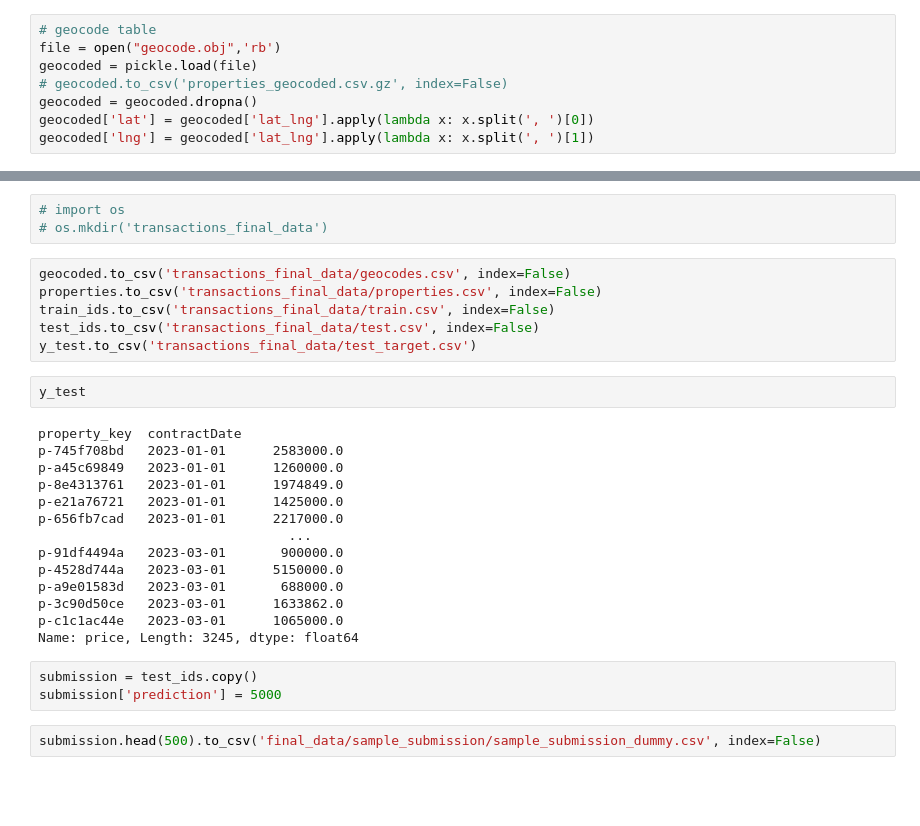
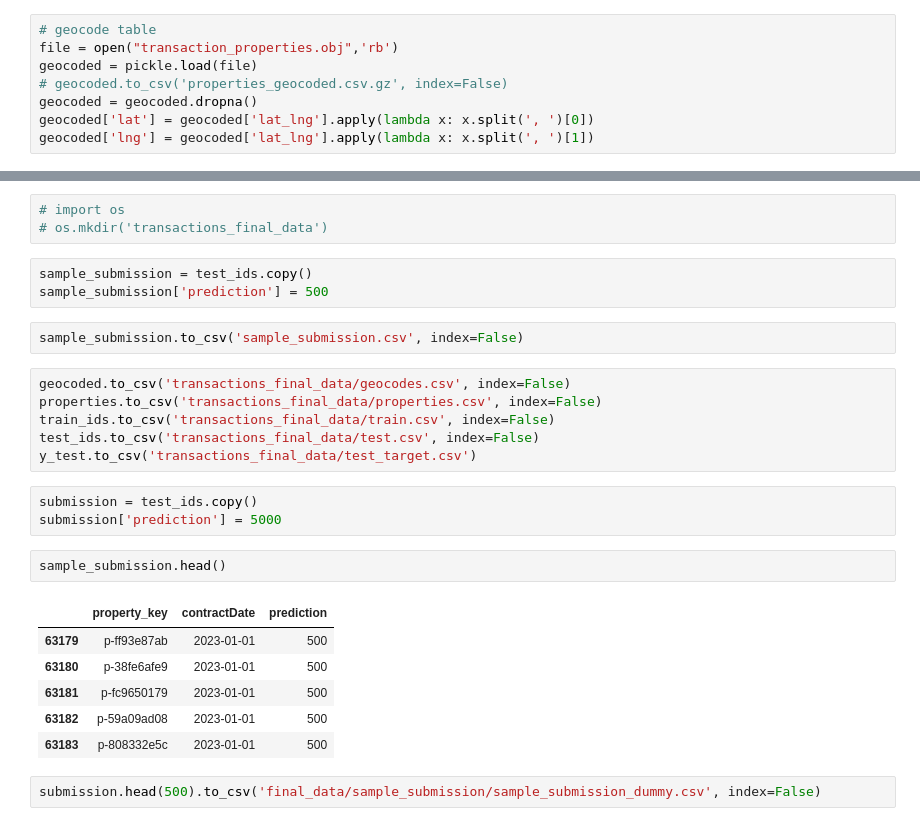
Before and after one commit to raykim87/projects, a Jupyter notebook: URA_property_price_prediction/URA_baseline_model-transactions.ipynb, the cells around one changed output, grey strips where cells are left out. Cells and saved outputs as stored; diff of their text form; blank space fills up the shorter version.

```diff
--- a/URA_property_price_prediction/URA_baseline_model-transactions.ipynb
+++ b/URA_property_price_prediction/URA_baseline_model-transactions.ipynb
@@ -70,7 +70,7 @@ transactions_master_agg = pd.read_csv('transaction_master_agg.csv')
 transactions_raw = pd.read_csv('transactions_raw.csv')
 # %%
 # geocode table
-file = open("geocode.obj",'rb')
+file = open("transaction_properties.obj",'rb')
 geocoded = pickle.load(file)
 # geocoded.to_csv('properties_geocoded.csv.gz', index=False)
 geocoded = geocoded.dropna()
@@ -191,31 +177,29 @@ geocoded = geocoded.drop(['key', 'lat_lng'], axis=1)
 # %%
 # import os
 # os.mkdir('transactions_final_data')
+# %%
+sample_submission = test_ids.copy()
+sample_submission['prediction'] = 500
+# %%
+sample_submission.to_csv('sample_submission.csv', index=False)
 # %%
 geocoded.to_csv('transactions_final_data/geocodes.csv', index=False)
 properties.to_csv('transactions_final_data/properties.csv', index=False)
 train_ids.to_csv('transactions_final_data/train.csv', index=False)
 test_ids.to_csv('transactions_final_data/test.csv', index=False)
 y_test.to_csv('transactions_final_data/test_target.csv')
-# %%
-y_test
-# %% [output]
-property_key  contractDate
-p-745f708bd   2023-01-01      2583000.0
-p-a45c69849   2023-01-01      1260000.0
-p-8e4313761   2023-01-01      1974849.0
-p-e21a76721   2023-01-01      1425000.0
-p-656fb7cad   2023-01-01      2217000.0
-                                ...
-p-91df4494a   2023-03-01       900000.0
-p-4528d744a   2023-03-01      5150000.0
-p-a9e01583d   2023-03-01       688000.0
-p-3c90d50ce   2023-03-01      1633862.0
-p-c1c1ac44e   2023-03-01      1065000.0
-Name: price, Length: 3245, dtype: float64
 # %%
 submission = test_ids.copy()
 submission['prediction'] = 5000
+# %%
+sample_submission.head()
+# %% [output]
+|  | property_key | contractDate | prediction |
+| 63179 | p-ff93e87ab | 2023-01-01 | 500 |
+| 63180 | p-38fe6afe9 | 2023-01-01 | 500 |
+| 63181 | p-fc9650179 | 2023-01-01 | 500 |
+| 63182 | p-59a09ad08 | 2023-01-01 | 500 |
+| 63183 | p-808332e5c | 2023-01-01 | 500 |
 # %%
 submission.head(500).to_csv('final_data/sample_submission/sample_submission_dummy.csv', index=False)
 # %%
```
Also changed, not shown: parts of 3 cells of this notebook, 17 other files.
